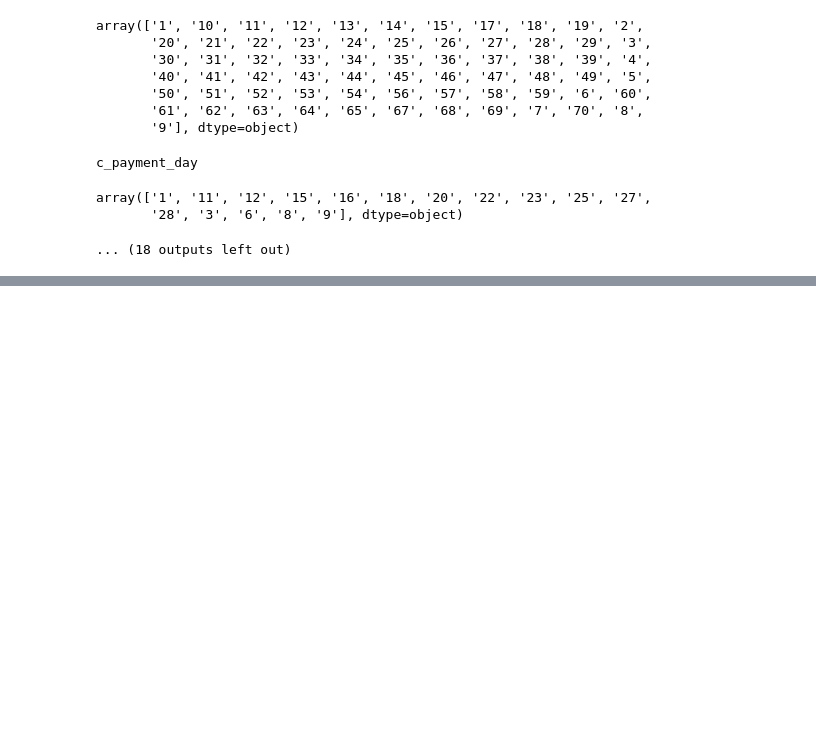
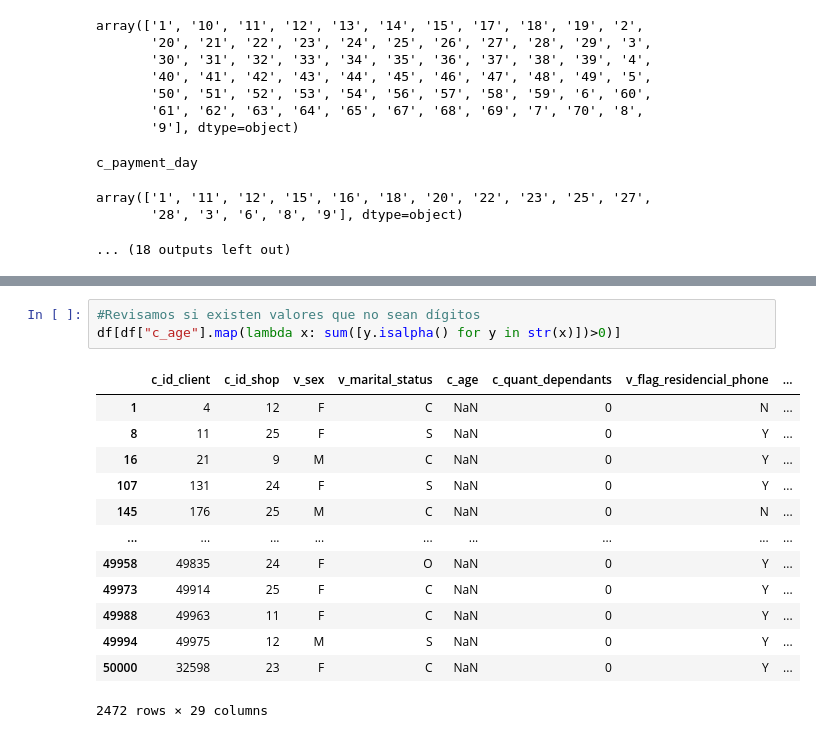
Before and after one commit to alanruizmondragon/examen, a Jupyter notebook: code/examen_ruiz_mondragon_alan.ipynb, the cells around one changed output, grey strips where cells are left out. Saved outputs shown, nothing was run; the diff lists cells and outputs as text; blank space fills up the shorter version.

```diff
--- a/code/examen_ruiz_mondragon_alan.ipynb
+++ b/code/examen_ruiz_mondragon_alan.ipynb
@@ -620,0 +629,17 @@ La variable **v_flag_contact_phone** contiene valores **nan** hay que validar qu
+# %%
+#Revisamos si existen valores que no sean dígitos
+df[df["c_age"].map(lambda x: sum([y.isalpha() for y in str(x)])>0)]
+# %% [output]
+|  | c_id_client | c_id_shop | v_sex | v_marital_status | c_age | c_quant_dependants | v_flag_residencial_phone | ... |
+| 1 | 4 | 12 | F | C | NaN | 0 | N | ... |
+| 8 | 11 | 25 | F | S | NaN | 0 | Y | ... |
+| 16 | 21 | 9 | M | C | NaN | 0 | Y | ... |
+| 107 | 131 | 24 | F | S | NaN | 0 | Y | ... |
+| 145 | 176 | 25 | M | C | NaN | 0 | N | ... |
+| ... | ... | ... | ... | ... | ... | ... | ... | ... |
+| 49958 | 49835 | 24 | F | O | NaN | 0 | Y | ... |
+| 49973 | 49914 | 25 | F | C | NaN | 0 | Y | ... |
+| 49988 | 49963 | 11 | F | C | NaN | 0 | Y | ... |
+| 49994 | 49975 | 12 | M | S | NaN | 0 | Y | ... |
+| 50000 | 32598 | 23 | F | C | NaN | 0 | Y | ... |
+2472 rows × 29 columns
```
Also changed, not shown: parts of 29 cells of this notebook.
